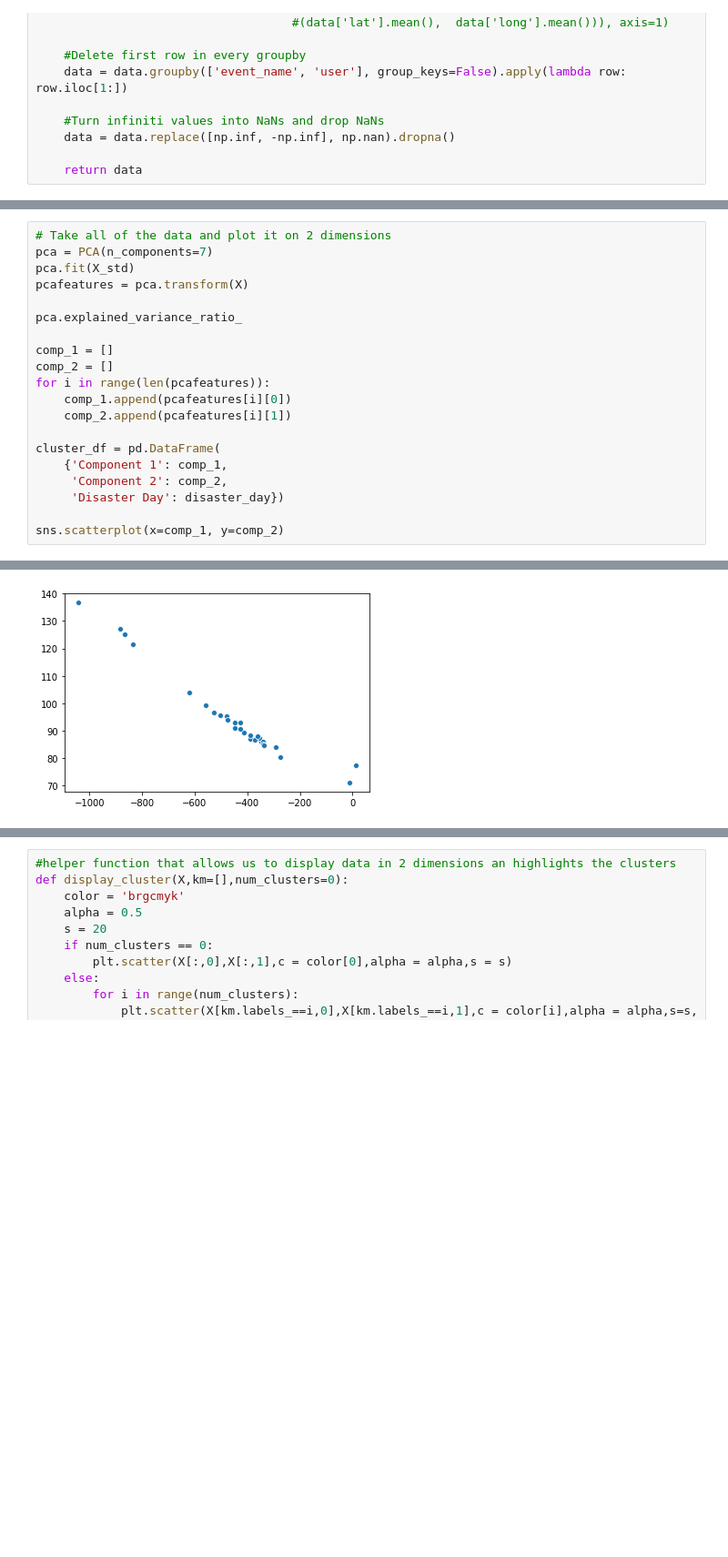
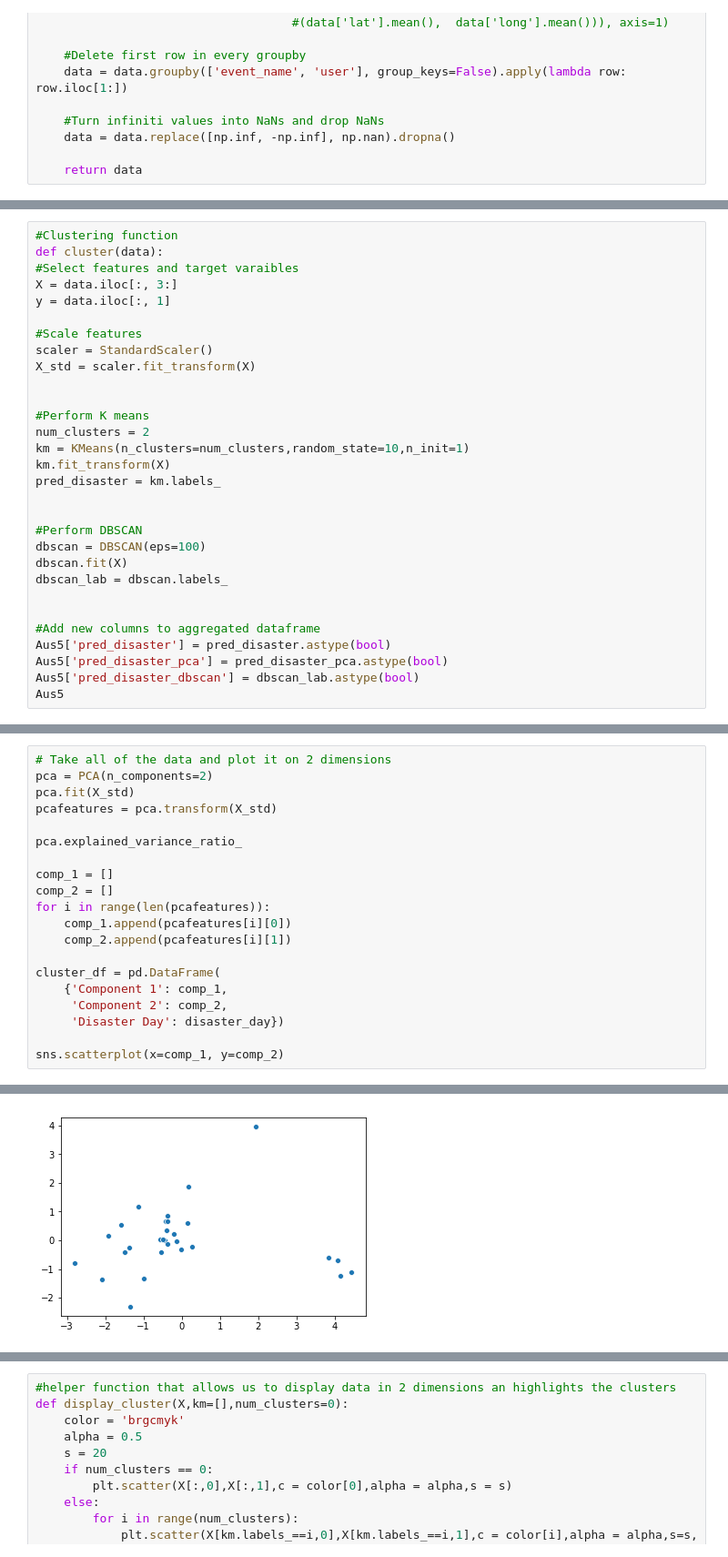
Before and after one commit to Matt-Carney/Natural_Disaster, a Jupyter notebook: Natural_Disaster.ipynb, the cells around one changed output, grey strips where cells are left out. Shown at 91% size. Cells and saved outputs as stored; diff of their text form; blank space fills up the shorter version.

Commit message:
with aggregate function

```diff
--- a/Natural_Disaster.ipynb
+++ b/Natural_Disaster.ipynb
@@ -283,0 +225,30 @@ X_std = scaler.fit_transform(X)
+# %%
+#Clustering function
+def cluster(data):
+#Select features and target varaibles
+X = data.iloc[:, 3:]
+y = data.iloc[:, 1]
+
+#Scale features
+scaler = StandardScaler()
+X_std = scaler.fit_transform(X)
+
+
+#Perform K means
+num_clusters = 2
+km = KMeans(n_clusters=num_clusters,random_state=10,n_init=1)
+km.fit_transform(X)
+pred_disaster = km.labels_
+
+
+#Perform DBSCAN
+dbscan = DBSCAN(eps=100)
+dbscan.fit(X)
+dbscan_lab = dbscan.labels_
+
+
+#Add new columns to aggregated dataframe
+Aus5['pred_disaster'] = pred_disaster.astype(bool)
+Aus5['pred_disaster_pca'] = pred_disaster_pca.astype(bool)
+Aus5['pred_disaster_dbscan'] = dbscan_lab.astype(bool)
+Aus5
@@ -284,23 +268,23 @@ X_std = scaler.fit_transform(X)
 # %%
 # Take all of the data and plot it on 2 dimensions
-pca = PCA(n_components=7)
+pca = PCA(n_components=2)
 pca.fit(X_std)
-pcafeatures = pca.transform(X)
+pcafeatures = pca.transform(X_std)
 
 pca.explained_variance_ratio_
 
 comp_1 = []
 comp_2 = []
 for i in range(len(pcafeatures)):
     comp_1.append(pcafeatures[i][0])
     comp_2.append(pcafeatures[i][1])
 
 cluster_df = pd.DataFrame(
     {'Component 1': comp_1,
      'Component 2': comp_2,
      'Disaster Day': disaster_day})
 
 sns.scatterplot(x=comp_1, y=comp_2)
 # %% [output]
 <matplotlib.axes._subplots.AxesSubplot at 0x...>
-[figure, old version]
+[figure, new version]
```
Also changed, not shown: parts of 25 cells of this notebook.
